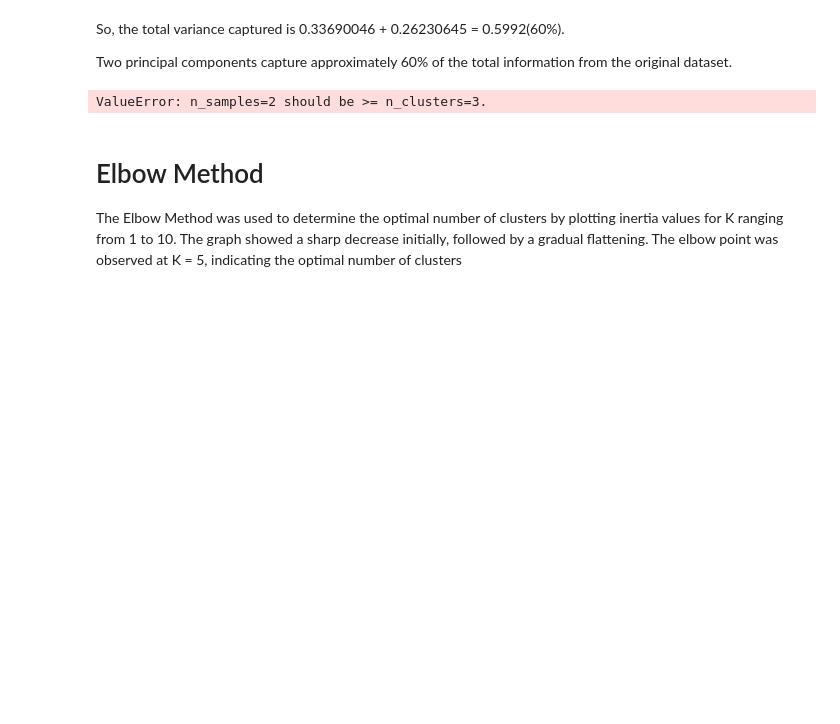
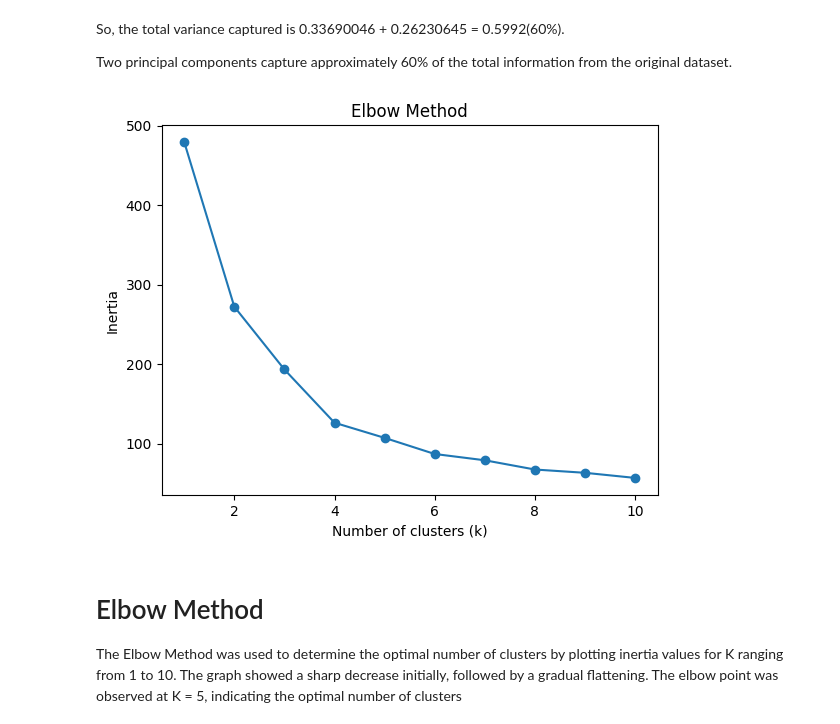
Before and after one commit to RadhikaKapoor383/Python-practise, a Jupyter notebook: AI Lab codes/AI_LAB12_radhika.ipynb, the cells around one changed output. Drawn from its saved outputs; the diff is of its cells as text; code cells hidden in the pictures; blank space fills up the shorter version.

```diff
--- a/AI Lab codes/AI_LAB12_radhika.ipynb
+++ b/AI Lab codes/AI_LAB12_radhika.ipynb
@@ -29,20 +29,21 @@ So, the total variance captured is 0.33690046 + 0.26230645 = 0.5992(60%).
 Two principal components capture approximately 60% of the total information from the original dataset.
 # %%
 #Task 2: K-Means Clustering
+pca_df = pd.DataFrame(X_pca, columns=['PC1', 'PC2'])
 inertia = []
 
 for k in range(1, 11):
     kmeans = KMeans(n_clusters=k, random_state=42)
     kmeans.fit(pca_df)
     inertia.append(kmeans.inertia_)
 
 plt.plot(range(1, 11), inertia, marker='o')
 plt.title('Elbow Method')
 plt.xlabel('Number of clusters (k)')
 plt.ylabel('Inertia')
 plt.show()
 # %% [output]
-ValueError: n_samples=2 should be >= n_clusters=3.
+[figure, added]
 # %% [markdown]
 <h1>Elbow Method</h1>
 The Elbow Method was used to determine the optimal number of clusters by plotting inertia values for K ranging from 1 to 10. The graph showed a sharp decrease initially, followed by a gradual flattening. The elbow point was observed at K = 5, indicating the optimal number of clusters
```
Also changed, not shown: parts of 1 cell of this notebook.
